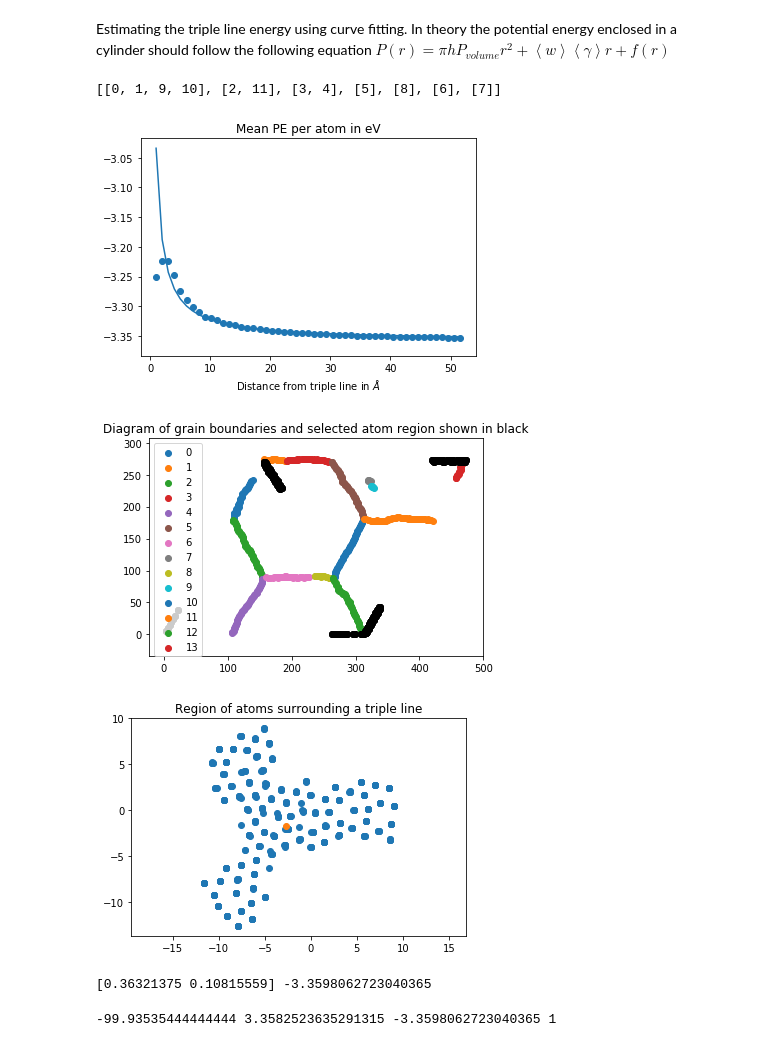
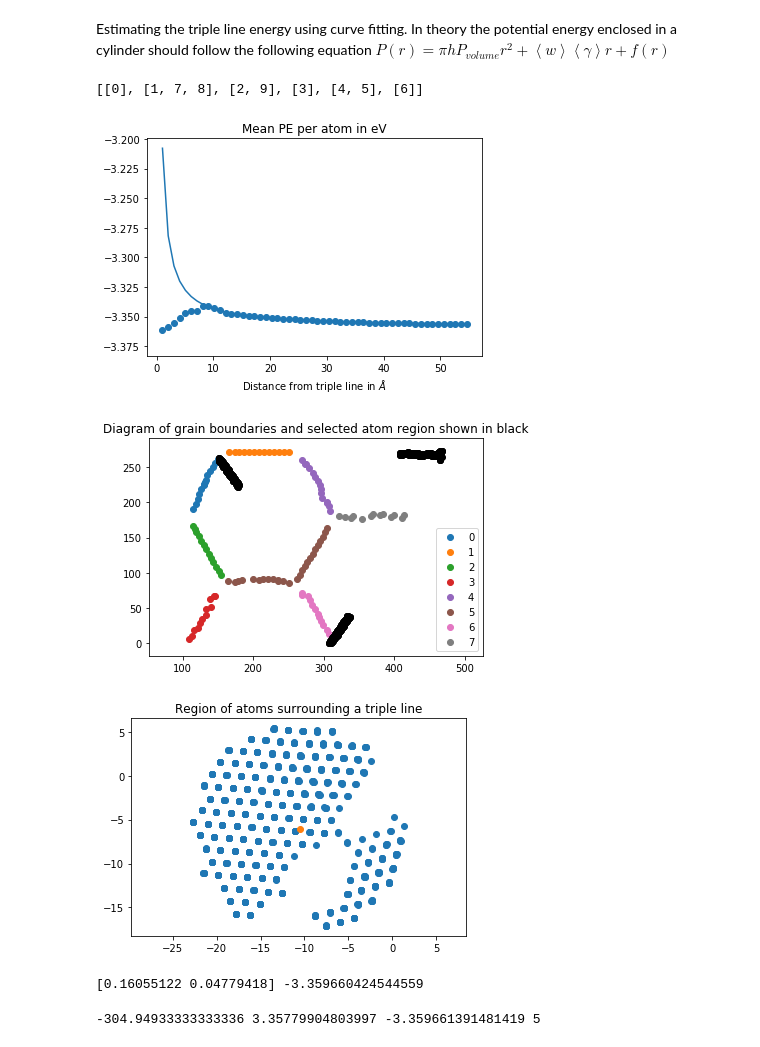
Before and after one commit to PaulTwine/TripleLines.github.io, a Jupyter notebook: TripleLine Fitting.ipynb, the cells around one changed output. Saved outputs shown, nothing was run; the diff lists cells and outputs as text; code cells hidden in the pictures.

```diff
--- a/TripleLine Fitting.ipynb
+++ b/TripleLine Fitting.ipynb
@@ -47,9 +47,9 @@ def DiffAL(r,a,b):
 def Rational(r,a,b,c):
     return (a*r**3+b)/(r**2+c)
 # %%
-#strDumpFile = '../../PythonLAMMPS/VolumeTest/dump.eam'
+strDumpFile = '../../PythonLAMMPS/VolumeTest/dump.eam'
 #strDumpFile = '../data/dump.eam'
-strDumpFile = '/home/paul/csf3_scratch/TripleLines/data6/dump.eam6'
+strDumpFile = '/home/paul/csf3_scratch/TripleLines/data2/dump.eam2'
 a1=4.05
 a2= np.sqrt(3)*4.05
 strPMFile = strDumpFile + 'PM'
@@ -64,7 +64,7 @@ fltMeanLattice = np.mean(objProcess.GetLatticeAtoms()[:,7])
 def ReciprocalFit(r,b):
     return fltMeanLattice*1/(-b/(r+b)+1)
 # %% [output]
-[[0, 1, 9, 10], [2, 11], [3, 4], [5], [8], [6], [7]]
+[[0], [1, 7, 8], [2, 9], [3], [4, 5], [6]]
 # %%
 strType = 'mean'
 intTripleLine = 0
@@ -98,41 +98,41 @@ plt.title('Mean PE per atom in eV')
 plt.xlabel('Distance from triple line in $\AA$')
 plt.show()
 plt.axis('equal')
 for j in range(len(objProcess.GetGrainBoundaries())):
     plt.scatter(objProcess.GetGrainBoundaries(j).GetPoints()[:,0], objProcess.GetGrainBoundaries(j).GetPoints()[:,1])
 plt.legend(list(range(len(objProcess.GetGrainBoundaries()))))
 plt.scatter(objProcess.GetAtomsByID(lstI)[:,1],objProcess.GetAtomsByID(lstI)[:,2], c='black')
 plt.title('Diagram of grain boundaries and selected atom region shown in black')
 plt.show()
 plt.axis('equal')
 
-arrPoints = objProcess.FindValuesInCylinder(objProcess.GetOtherAtoms()[:,0:4],
+arrPoints = objProcess.FindValuesInCylinder(objProcess.GetLatticeAtoms()[:,0:4],
                                             arrTriplePoints[intTripleLine], 3*a1,h,[1,2,3])
 arrMovedPoints = objProcess.PeriodicShiftAllCloser( arrTriplePoints[intTripleLine], arrPoints)
 plt.scatter(arrMovedPoints[:,0],arrMovedPoints[:,1])
 plt.scatter(arrTriplePoints[intTripleLine,0], arrTriplePoints[intTripleLine,1])
 #plt.scatter(arrPoint[0], arrPoint[1])
 popt2, popv2 =sc.optimize.curve_fit(LinearRule,lstRSquared, lstV)
 for r in lstRSquared:
     lstFit2.append(LinearRule(r, *popt2))
 plt.title('Region of atoms surrounding a triple line')
 plt.show()
 #plt.xlim(0,50)
 #plt.ylim(-420,0)
 #plt.scatter(lstRSquared, lstNewValues)
 #plt.plot(lstRSquared, lstFit)
 print(popt, fltMeanLattice)
 # lstlogR = list(map(np.log,lstR))
 # lstlogV = list(map(np.log,np.abs(lstV)))
 # plt.scatter(lstlogR,lstlogV)
 # %% [output]
-[figure, old version]
+[figure, new version]
-[figure, old version]
+[figure, new version]
-[figure, old version]
+[figure, new version]
-[0.36321375 0.10815559] -3.3598062723040365
+[0.16055122 0.04779418] -3.359660424544559
 # %%
 print(lstV[intStart]*lstNumberOfAtoms[intStart],
       popt[0]/popt[1],fltMeanLattice, intStart)
 # %% [output]
--99.93535444444444 3.3582523635291315 -3.3598062723040365 1
+-304.94933333333336 3.35779904803997 -3.359661391481419 5
 # %%
```
Also changed, not shown: parts of 10 cells of this notebook, 3 other files.
